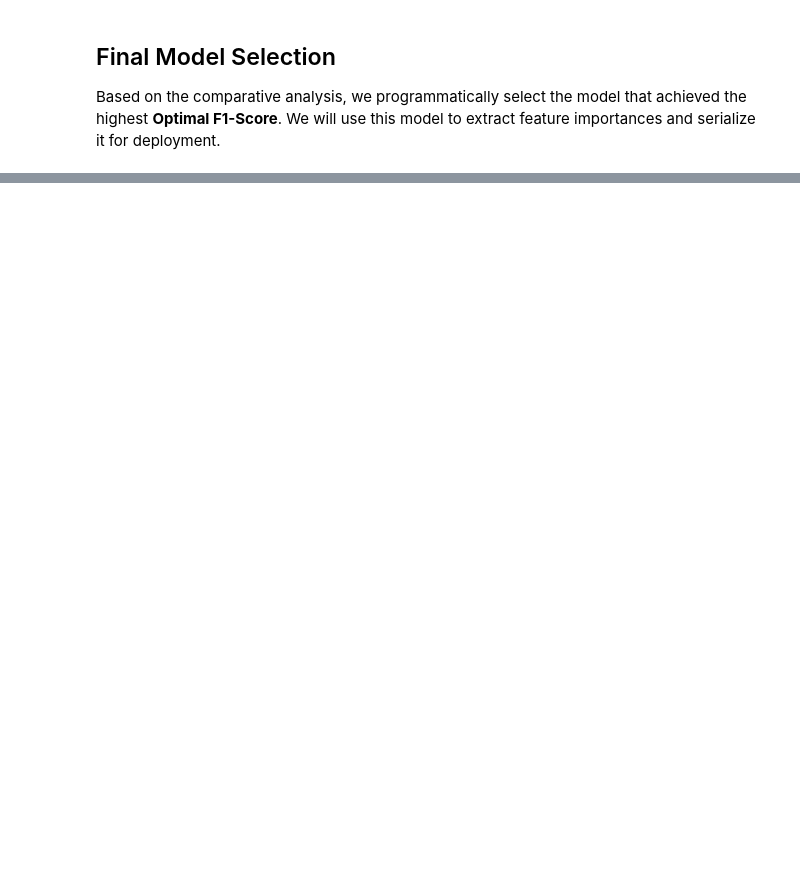
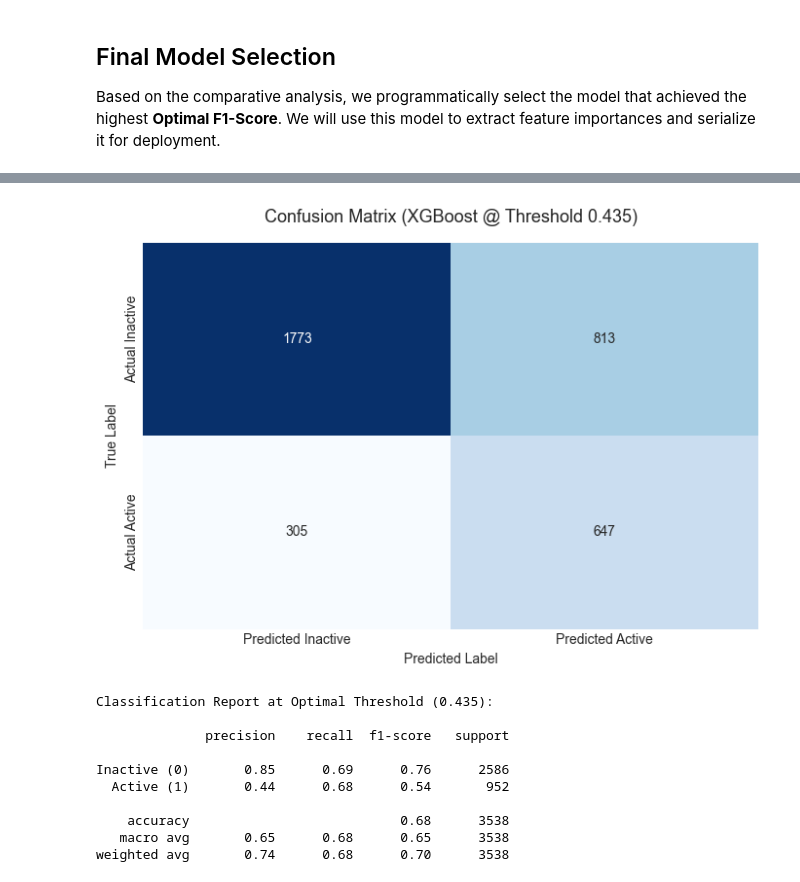
Before and after one commit to imsofial/data_mining_project, a Jupyter notebook: modeling_and_evaluation.ipynb, the cells around one changed output, grey strips where cells are left out. Drawn from its saved outputs; the diff is of its cells as text; code cells hidden in the pictures; blank space fills up the shorter version.

```diff
--- a/modeling_and_evaluation.ipynb
+++ b/modeling_and_evaluation.ipynb
@@ -260,0 +236,36 @@ display(coef_df[['Feature', 'Coefficient']].head(5))
+# %%
+from sklearn.metrics import confusion_matrix, classification_report
+import seaborn as sns
+import matplotlib.pyplot as plt
+
+# Generate binary predictions using the OPTIMAL threshold
+y_pred_optimal = (best_model.predict_proba(X_test)[:, 1] >= final_threshold).astype(int)
+
+# Generate Confusion Matrix
+cm = confusion_matrix(y_test, y_pred_optimal)
+
+plt.figure(figsize=(7, 5))
+sns.heatmap(cm, annot=True, fmt='d', cmap='Blues', cbar=False,
+            xticklabels=['Predicted Inactive', 'Predicted Active'],
+            yticklabels=['Actual Inactive', 'Actual Active'])
+plt.title(f'Confusion Matrix ({best_model_name} @ Threshold {final_threshold:.3f})', pad=15, fontsize=13)
+plt.ylabel('True Label')
+plt.xlabel('Predicted Label')
+plt.tight_layout()
+plt.show()
+
+# Print detailed report
+print(f"Classification Report at Optimal Threshold ({final_threshold:.3f}):\n")
+print(classification_report(y_test, y_pred_optimal, target_names=['Inactive (0)', 'Active (1)']))
+# %% [output]
+[figure, added]
+Classification Report at Optimal Threshold (0.435):
+
+              precision    recall  f1-score   support
+
+Inactive (0)       0.85      0.69      0.76      2586
+  Active (1)       0.44      0.68      0.54       952
+
+    accuracy                           0.68      3538
+   macro avg       0.65      0.68      0.65      3538
+weighted avg       0.74      0.68      0.70      3538
```
Also changed, not shown: parts of 16 cells of this notebook, 9 other files.
